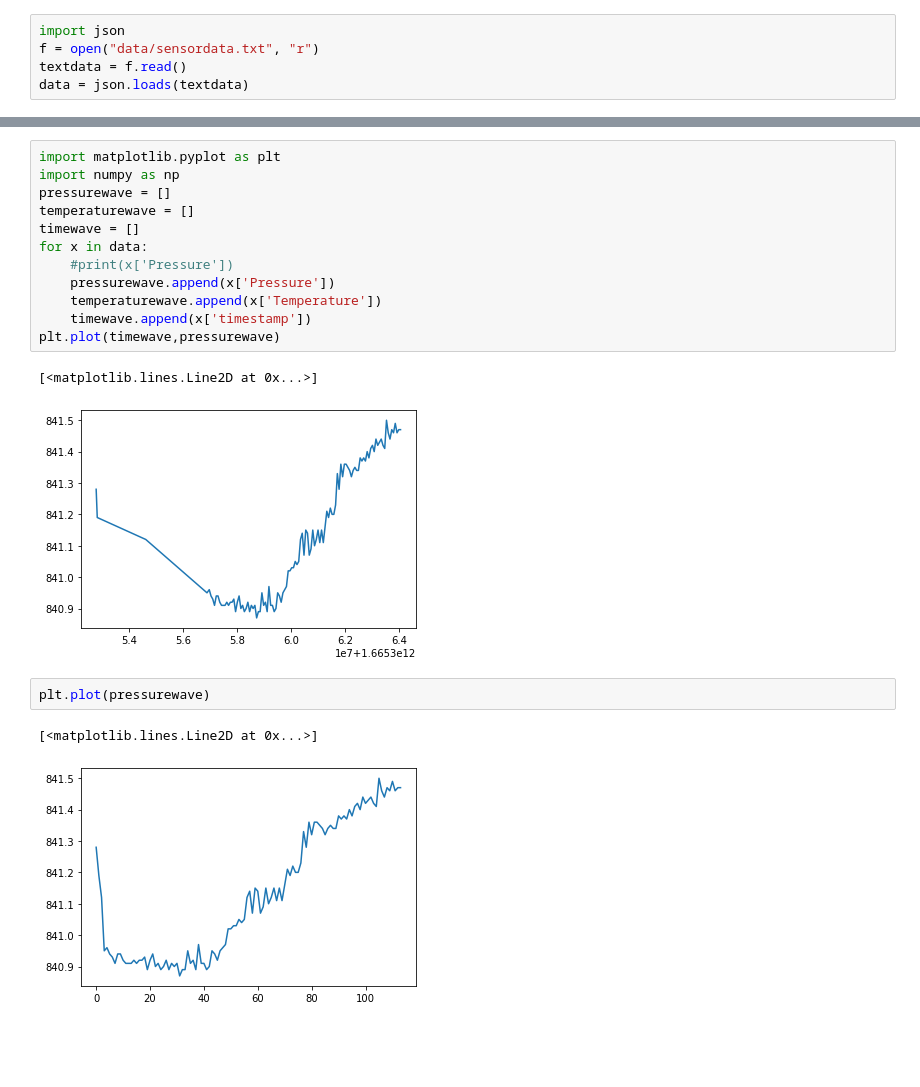
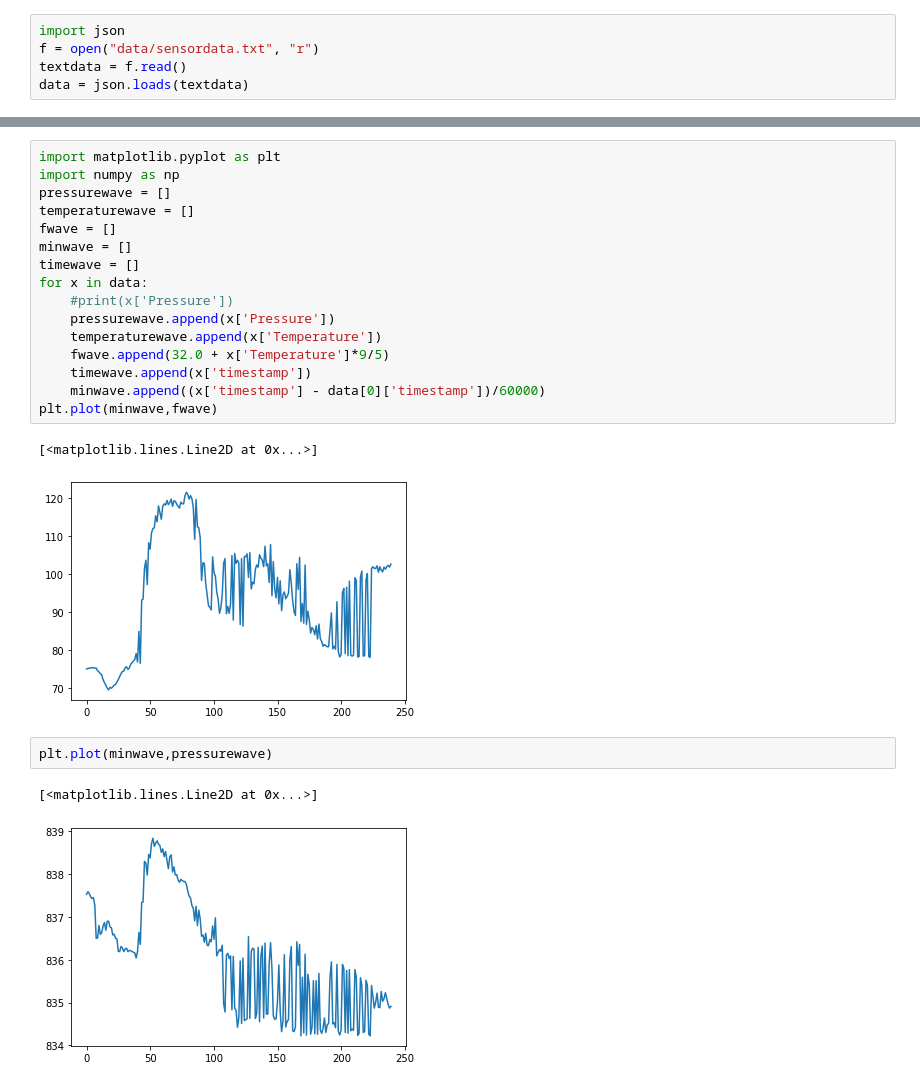
Before and after one commit to LafeLabs/trashmagicmedia, a Jupyter notebook: sensorserver/jupyter.ipynb, the cells around one changed output, grey strips where cells are left out. Drawn from its saved outputs; the diff is of its cells as text; blank space fills up the shorter version.

```diff
--- a/sensorserver/jupyter.ipynb
+++ b/sensorserver/jupyter.ipynb
@@ -26,20 +26,24 @@ data
 # %%
 import matplotlib.pyplot as plt
 import numpy as np
 pressurewave = []
 temperaturewave = []
+fwave = []
+minwave = []
 timewave = []
 for x in data:
     #print(x['Pressure'])
     pressurewave.append(x['Pressure'])
     temperaturewave.append(x['Temperature'])
+    fwave.append(32.0 + x['Temperature']*9/5)
     timewave.append(x['timestamp'])
-plt.plot(timewave,pressurewave)
+    minwave.append((x['timestamp'] - data[0]['timestamp'])/60000)
+plt.plot(minwave,fwave)
 # %% [output]
 [<matplotlib.lines.Line2D at 0x...>]
-[figure, old version]
+[figure, new version]
 # %%
-plt.plot(pressurewave)
+plt.plot(minwave,pressurewave)
 # %% [output]
 [<matplotlib.lines.Line2D at 0x...>]
-[figure, old version]
+[figure, new version]
```
Also changed, not shown: parts of 5 cells of this notebook, 29 other files.
